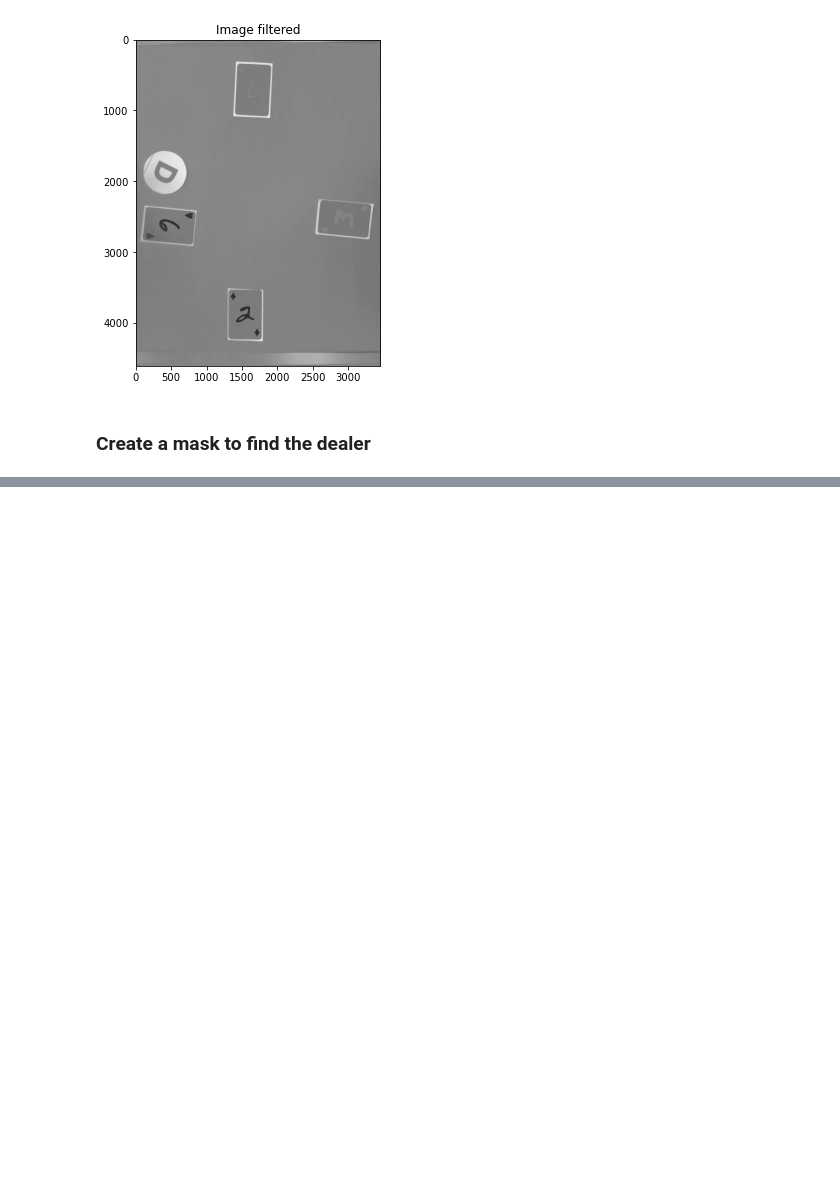
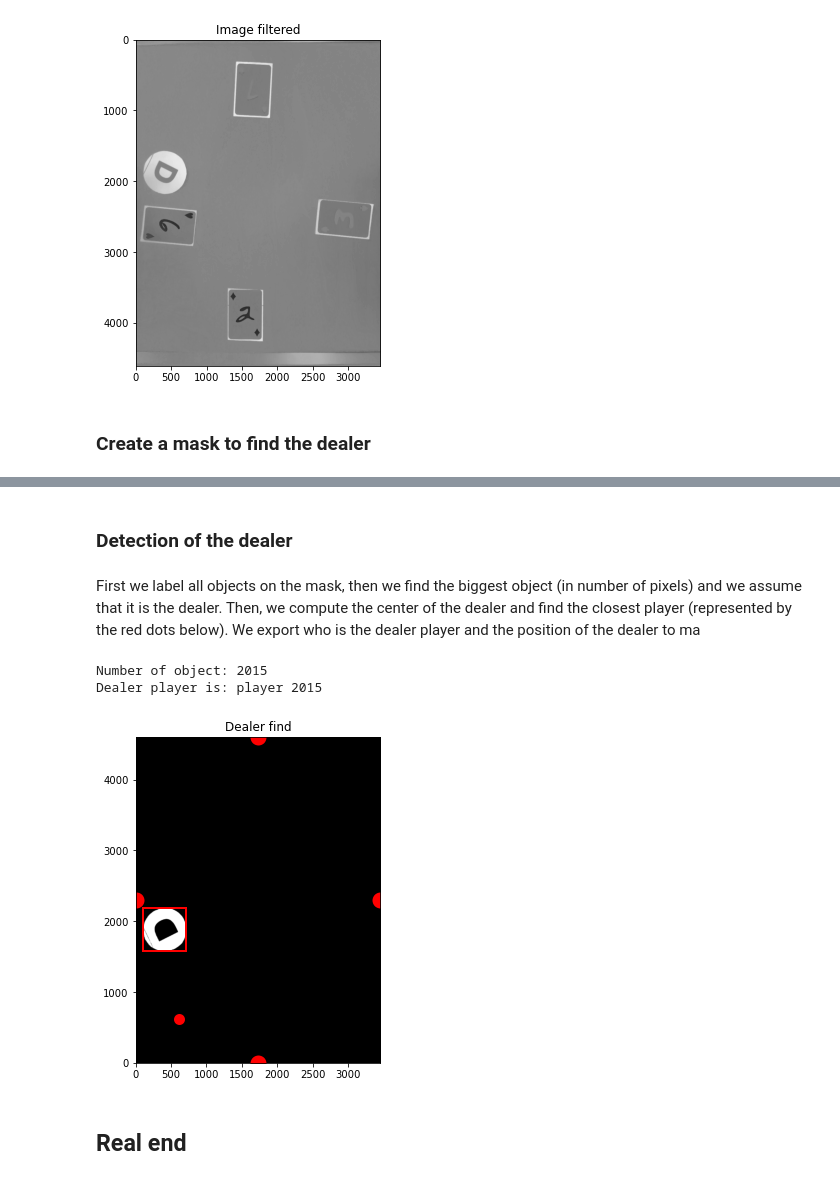
Before and after one commit to aalshabaan/iapr, a Jupyter notebook: project/project.ipynb, the cells around one changed output, grey strips where cells are left out. Cells and saved outputs as stored; diff of their text form; code cells hidden in the pictures; blank space fills up the shorter version.

```diff
--- a/project/project.ipynb
+++ b/project/project.ipynb
@@ -477,0 +485,4 @@ plt.show()
+# %% [markdown]
+### Detection of the dealer
+# %% [markdown]
+First we label all objects on the mask, then we find the biggest object (in number of pixels) and we assume that it is the dealer. Then, we compute the center of the dealer and find the closest player (represented by the red dots below). We export who is the dealer player and the position of the dealer to ma
@@ -478,3 +521,47 @@ plt.show()
+# %%
+im_label_mask, num_items = label(dealer_mask, return_num=True)
+
+print("Number of object:", num_items)
+
+size_items = np.unique(im_label_mask, return_counts=True)
+
+# remove background
+size_items = np.delete(size_items, 0, axis=1)
+
+dealer_index = size_items[0][np.argmax(size_items[1])]
+
+rect = extract_rectangle(im_label_mask, dealer_index)
+d_rect, plt_rect = rect
+c_x = d_rect[1] - d_rect[3]
+c_y = d_rect[2] - d_rect[0]
+
+# define player positons on the center of each border
+im_height, im_width = dealer_mask.shape
+
+p_pos = [(im_width // 2, im_height),  # 1
+         (im_width, im_height // 2),  # 2
+         (im_width // 2, 0),  # 3
+         (0, im_height // 2)]  # 4
+
+dealer_num = np.argmin([dist_eucl((c_x, c_y), p) for p in p_pos]) + 1
+print("Dealer player is: player", num_items)
+
+fig, ax = plt.subplots(1, 1, figsize=(6, 6))
+ax.imshow((im_label_mask == dealer_index), cmap="gray")
+plt.title('Dealer find')
+plt.scatter(c_x, c_y, color = "red", linewidths=5)
+for i in range(4):
+    plt.scatter(p_pos[i][0], p_pos[i][1], color = "red", linewidths=10)
+plt.fill((d_rect[3],d_rect[1],d_rect[1],d_rect[3]),(d_rect[0],d_rect[0],d_rect[2],d_rect[2]), facecolor='none', edgecolor='red', linewidth=2)
+plt.xlim((0,im_width))
+plt.ylim((0,im_height))
+plt.show()
+# %% [output]
+Number of object: 2015
+Dealer player is: player 2015
+[figure, added]
+# %% [markdown]
+## Real end
 # %%
 importlib.reload(vision_tools)
 root_folder = 'train_games/'
```
Also changed, not shown: parts of 5 cells of this notebook.
